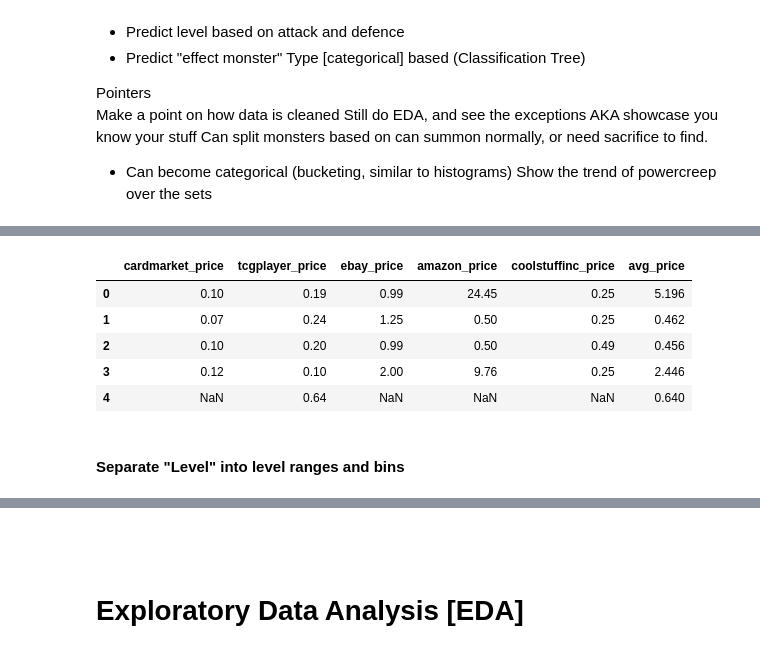
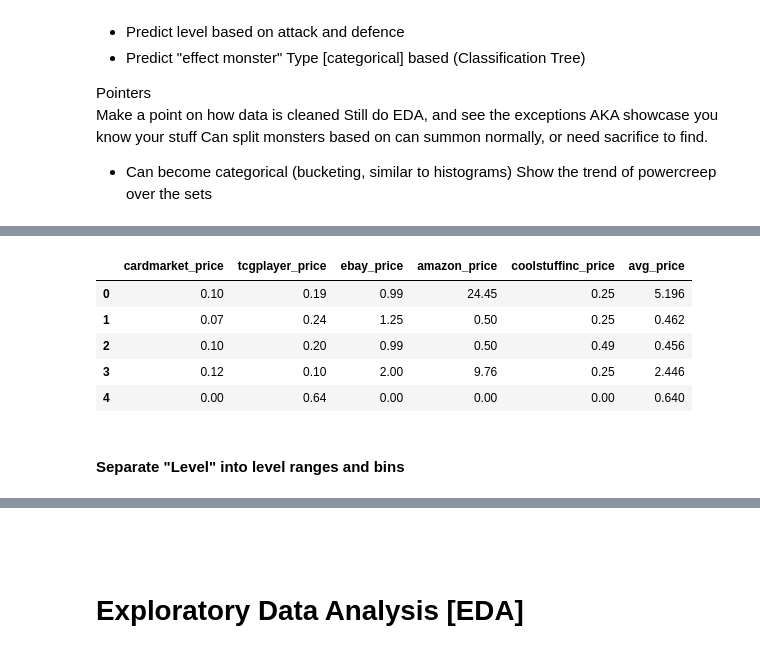
Before and after one commit to 16fb/SC1015_MiniProject, a Jupyter notebook: MiniProject_Yu-Gi-Oh.ipynb, the cells around one changed output, grey strips where cells are left out. Saved outputs shown, nothing was run; the diff lists cells and outputs as text; code cells hidden in the pictures.

Commit message:
Adding additional numerical columns

```diff
--- a/MiniProject_Yu-Gi-Oh.ipynb
+++ b/MiniProject_Yu-Gi-Oh.ipynb
@@ -70,36 +70,38 @@ import json
 # Strip the starting and ending '[]' from column
 yugioh_data['card_prices'] = yugioh_data['card_prices'].str.strip('[]')
 
 # Convert the string in the 'card_prices' column to a dictionary
 yugioh_data['card_prices'] = yugioh_data['card_prices'].apply(lambda x: json.loads(x.replace("'", '"')))
 
 # Normalize the 'card_prices' column to create separate columns for each key in the dictionary
 yugioh_data = pd.concat([yugioh_data, pd.json_normalize(yugioh_data['card_prices'])], axis=1)
 
 # Prices are currently of type string, convert price_columns to float64
 price_columns = ['cardmarket_price', 'tcgplayer_price', 'ebay_price', 'amazon_price', 'coolstuffinc_price']
 yugioh_data[price_columns] = yugioh_data[price_columns].apply(pd.to_numeric)
 
 # Now the DataFrame 'yugioh_data' contains 5 new columns with the prices from the 'card_prices' column as float64
 #yugioh_data.head()
 
 ### Find the mean price, ignoring null values
 # Set 0.00 price to NaN
 yugioh_data[price_columns] = yugioh_data[price_columns].replace(0.00, np.NaN)
 # Calculate mean price into ['avg_price']
 yugioh_data['avg_price'] = yugioh_data[price_columns].mean(axis=1, skipna=True)
+# Set Nan to 0.00 price
+yugioh_data[price_columns] = yugioh_data[price_columns].replace(np.NaN, 0.00)
 # Dataframe displayed
 price_columns.append("avg_price")
 yugioh_data[price_columns].head()
 # %% [output]
 |  | cardmarket_price | tcgplayer_price | ebay_price | amazon_price | coolstuffinc_price | avg_price |
 | 0 | 0.10 | 0.19 | 0.99 | 24.45 | 0.25 | 5.196 |
 | 1 | 0.07 | 0.24 | 1.25 | 0.50 | 0.25 | 0.462 |
 | 2 | 0.10 | 0.20 | 0.99 | 0.50 | 0.49 | 0.456 |
 | 3 | 0.12 | 0.10 | 2.00 | 9.76 | 0.25 | 2.446 |
-| 4 | NaN | 0.64 | NaN | NaN | NaN | 0.640 |
+| 4 | 0.00 | 0.64 | 0.00 | 0.00 | 0.00 | 0.640 |
-# %% [markdown]
-#### Separate "Level" into level ranges and bins
+# %% [markdown]
+#### Separate "Level" into level ranges and bins
 # %%
 # Define the bins for the level ranges
 bins = [1.0, 4.0, 6.0, float('inf')]
@@ -120,8 +122,8 @@ yugioh_data.head()
 | 3 | 73262676 | "A" Cell Scatter Burst | Spell Card | spell | Quick-Play | Alien | [{'set_name': 'Strike of Neos', '... | [{'id': 73262676, 'image_url': 'h... | {'cardmarket_price': '0.12', 'tcg... | ... |
 | 4 | 98319530 | "Infernoble Arms - Almace" | Spell Card | spell | Equip | Noble Knight | [{'set_name': 'Duelist Nexus', 's... | [{'id': 98319530, 'image_url': 'h... | {'cardmarket_price': '0.00', 'tcg... | ... |
 5 rows × 24 columns
-# %% [markdown]
-####
+# %% [markdown]
+####
 # %% [markdown]
 # Exploratory Data Analysis [EDA]
 # %%
```
Also changed, not shown: parts of 7 cells of this notebook.
